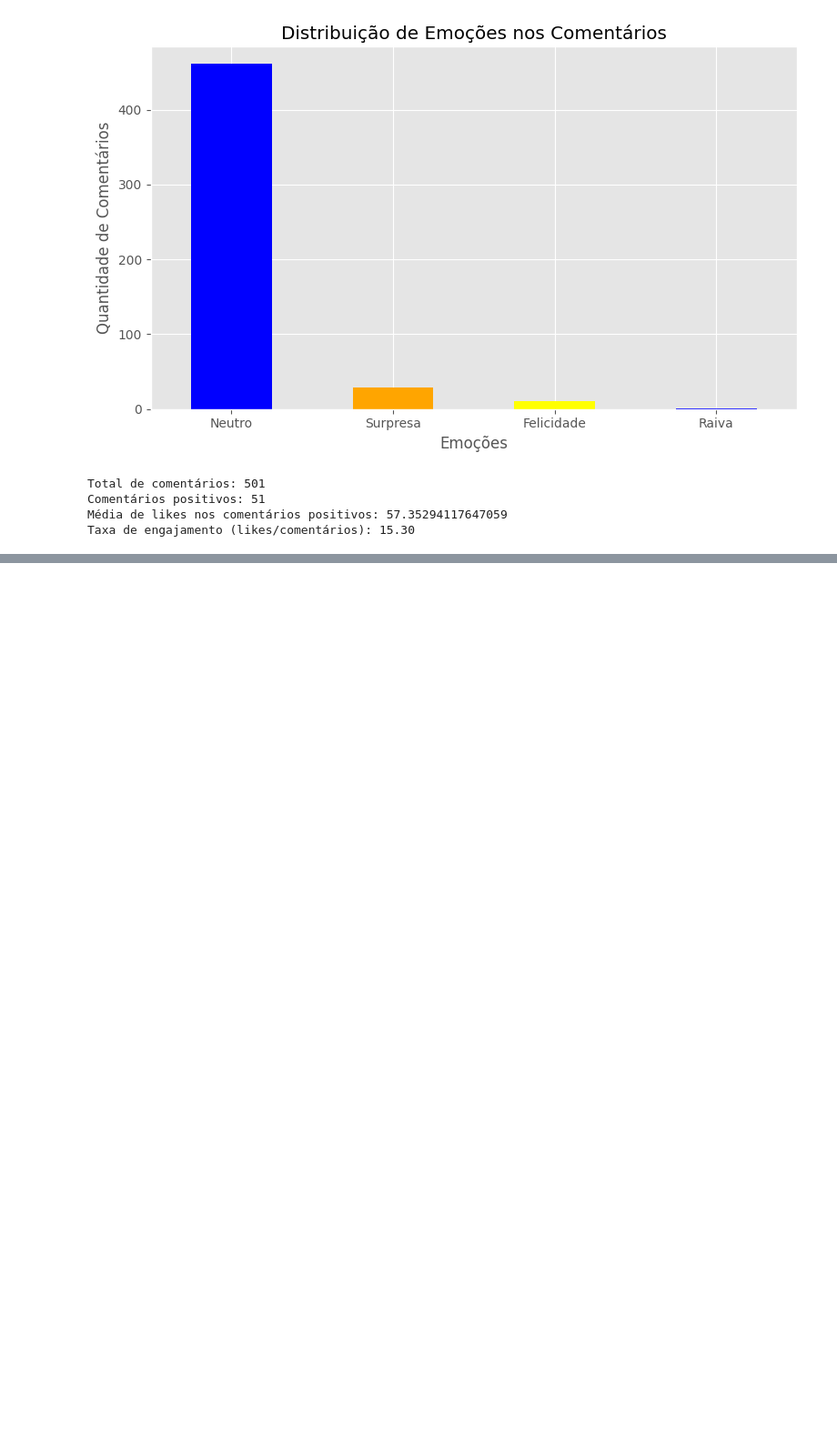
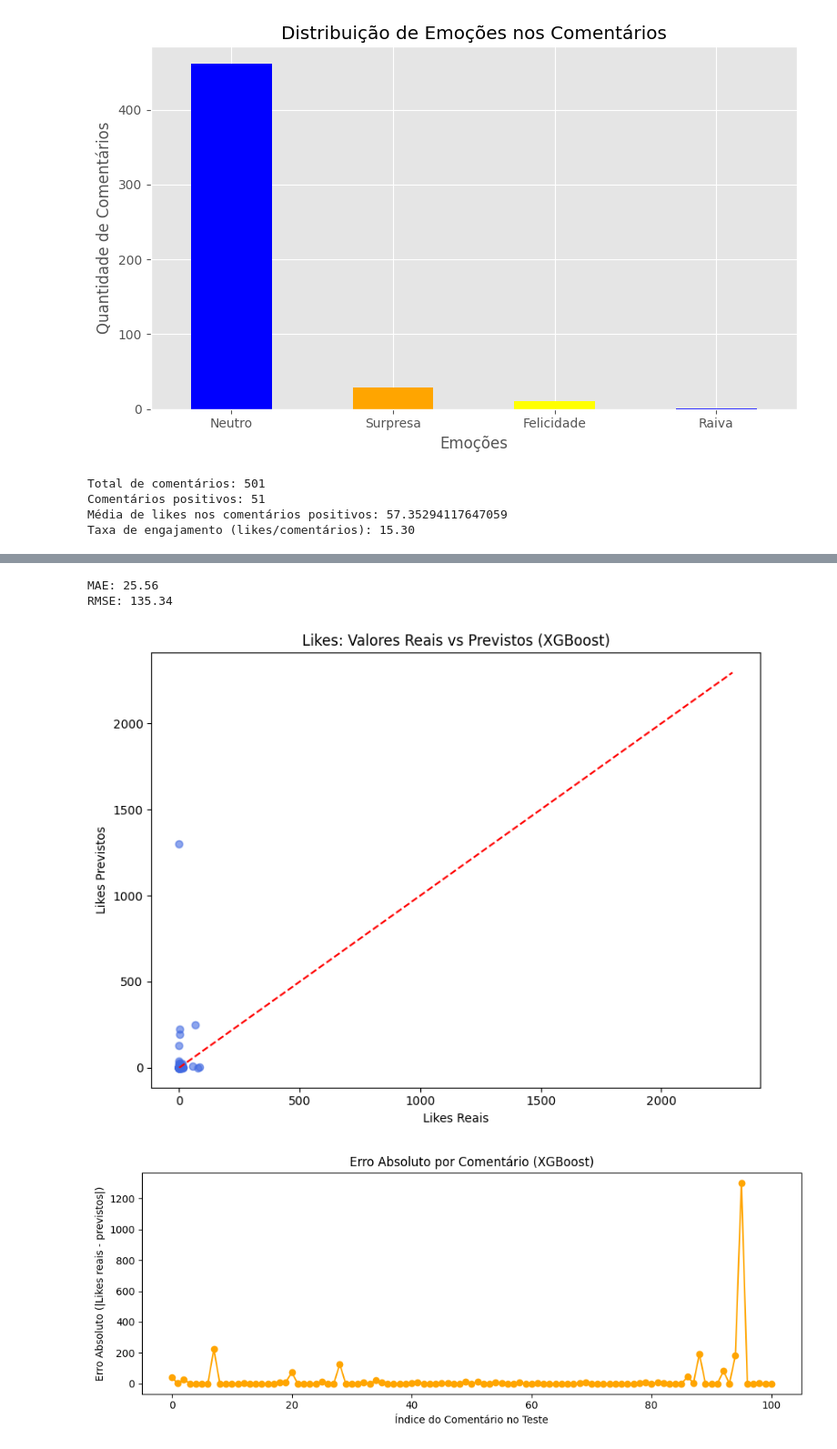
Before and after one commit to patrickegon/youtube_game_marketing_nlp, a Jupyter notebook: script/WOW_NLP.ipynb, the cells around one changed output, grey strips where cells are left out. Shown at 91% size. Saved outputs shown, nothing was run; the diff lists cells and outputs as text; code cells hidden in the pictures; blank space fills up the shorter version.

```diff
--- a/script/WOW_NLP.ipynb
+++ b/script/WOW_NLP.ipynb
@@ -1556,0 +1486,76 @@ NameError: name 'caminho' is not defined
+# %%
+# Analisar outro modelo: XG.
+import pandas as pd
+from sklearn.feature_extraction.text import TfidfVectorizer
+from xgboost import XGBRegressor
+from sklearn.model_selection import train_test_split
+from sklearn.metrics import mean_absolute_error, mean_squared_error
+from sklearn.compose import ColumnTransformer
+from sklearn.preprocessing import StandardScaler
+from sklearn.pipeline import Pipeline
+import numpy as np
+
+# --- 1. Features e alvo ---
+features_textuais = 'comentario_limpo'
+features_booleanas = ['mencoes_blizzard', 'mencoes_jogo', 'contem_risada']
+target = 'likes'
+
+X = df[[features_textuais] + features_booleanas]
+y = df[target]
+
+# --- 2. Divisão treino/teste ---
+X_train, X_test, y_train, y_test = train_test_split(X, y, test_size=0.2, random_state=42)
+
+# --- 3. Pré-processamento + modelo ---
+preprocessador = ColumnTransformer(
+    transformers=[
+        ('texto', TfidfVectorizer(max_features=300), 'comentario_limpo'),
+        ('booleanos', StandardScaler(), features_booleanas)
+    ]
+)
+
+modelo = Pipeline(steps=[
+    ('preprocessamento', preprocessador),
+    ('regressor', XGBRegressor(n_estimators=100, learning_rate=0.1, max_depth=4, random_state=42))
+])
+
+# --- 4. Treinar ---
+modelo.fit(X_train, y_train)
+
+# --- 5. Avaliar ---
+y_pred = modelo.predict(X_test)
+mae = mean_absolute_error(y_test, y_pred)
+rmse = np.sqrt(mean_squared_error(y_test, y_pred))
+
+print(f"MAE: {mae:.2f}")
+print(f"RMSE: {rmse:.2f}")
+
+# 1. Scatter plot: Likes Reais vs Likes Previstos
+
+# Visualmente mostra o quão bem o modelo está a prever.
+plt.figure(figsize=(8, 6))
+plt.scatter(y_test, y_pred, alpha=0.6, color='royalblue')
+plt.plot([y.min(), y.max()], [y.min(), y.max()], 'r--')  # Linha ideal
+plt.xlabel('Likes Reais')
+plt.ylabel('Likes Previstos')
+plt.title('Likes: Valores Reais vs Previstos (XGBoost)')
+plt.tight_layout()
+plt.show()
+
+# 2. Erro absoluto por exemplo
+# Ajuda a ver se o erro é alto em comentários muito populares, por exemplo.
+
+erro_absoluto = np.abs(y_test - y_pred)
+
+plt.figure(figsize=(10, 4))
+plt.plot(erro_absoluto.values, marker='o', linestyle='-', color='orange')
+plt.title('Erro Absoluto por Comentário (XGBoost)')
+plt.xlabel('Índice do Comentário no Teste')
+plt.ylabel('Erro Absoluto (|Likes reais - previstos|)')
+plt.tight_layout()
+plt.show()
+# %% [output]
+MAE: 25.56
+RMSE: 135.34
+[figure, added]
+[figure, added]
```
Also changed, not shown: parts of 10 cells of this notebook.
